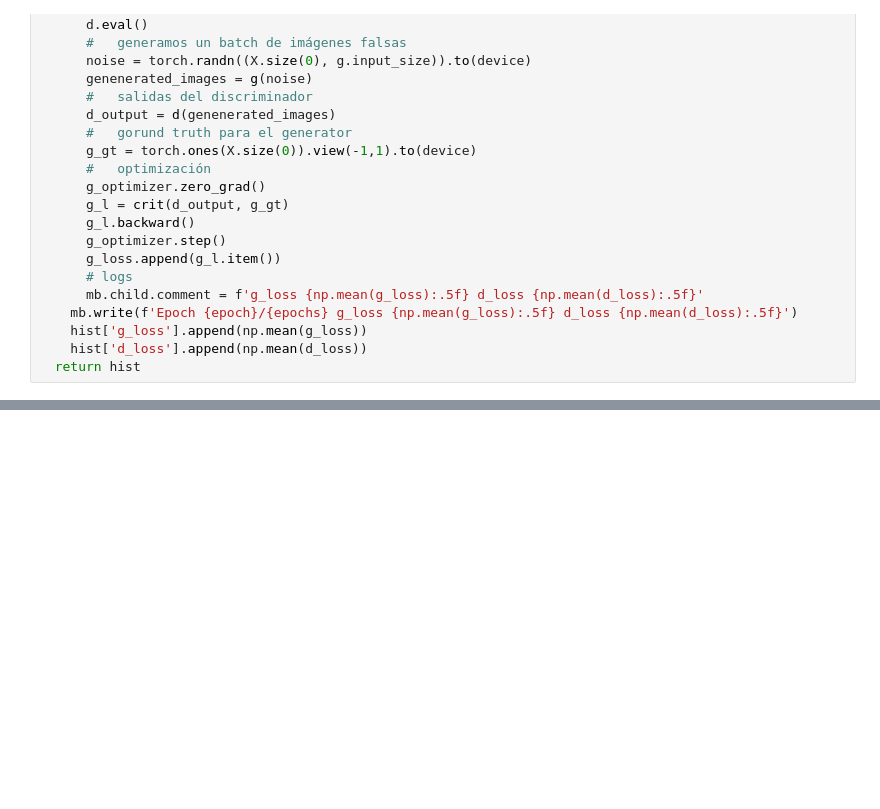
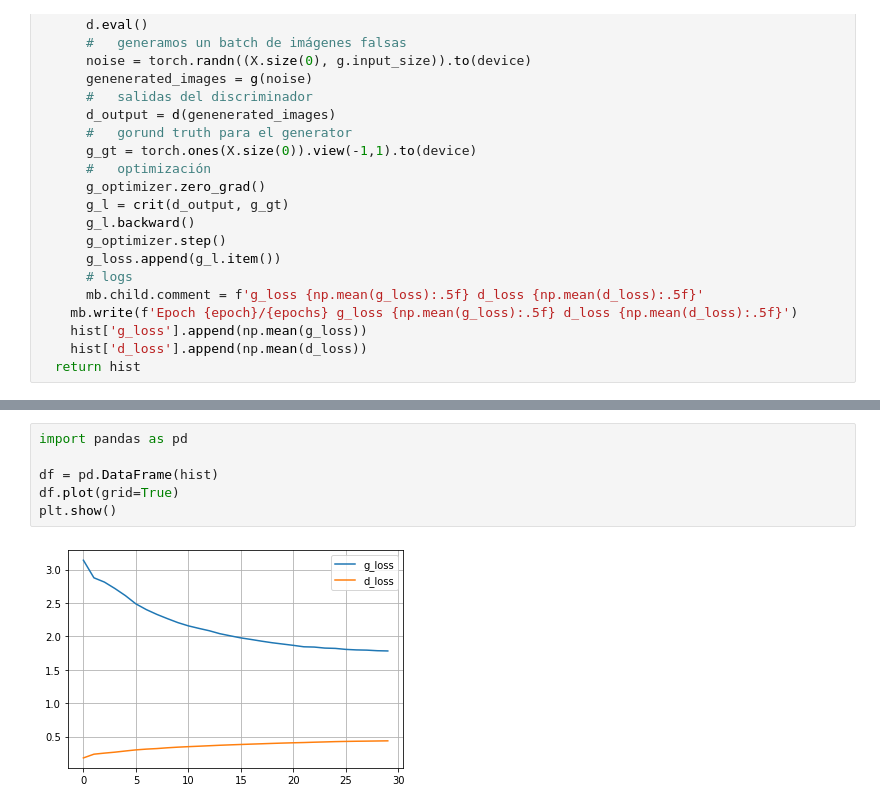
Before and after one commit to Cacses/blog, a Jupyter notebook: 051_gans/gans.ipynb, the cells around one changed output, grey strips where cells are left out. Cells and saved outputs as stored; diff of their text form; blank space fills up the shorter version.

```diff
--- a/051_gans/gans.ipynb
+++ b/051_gans/gans.ipynb
@@ -225,0 +241,8 @@ hist = fit(generator, discriminator, dataloader)
+# %%
+import pandas as pd
+
+df = pd.DataFrame(hist)
+df.plot(grid=True)
+plt.show()
+# %% [output]
+[figure, added]
```
Also changed, not shown: parts of 22 cells of this notebook.
